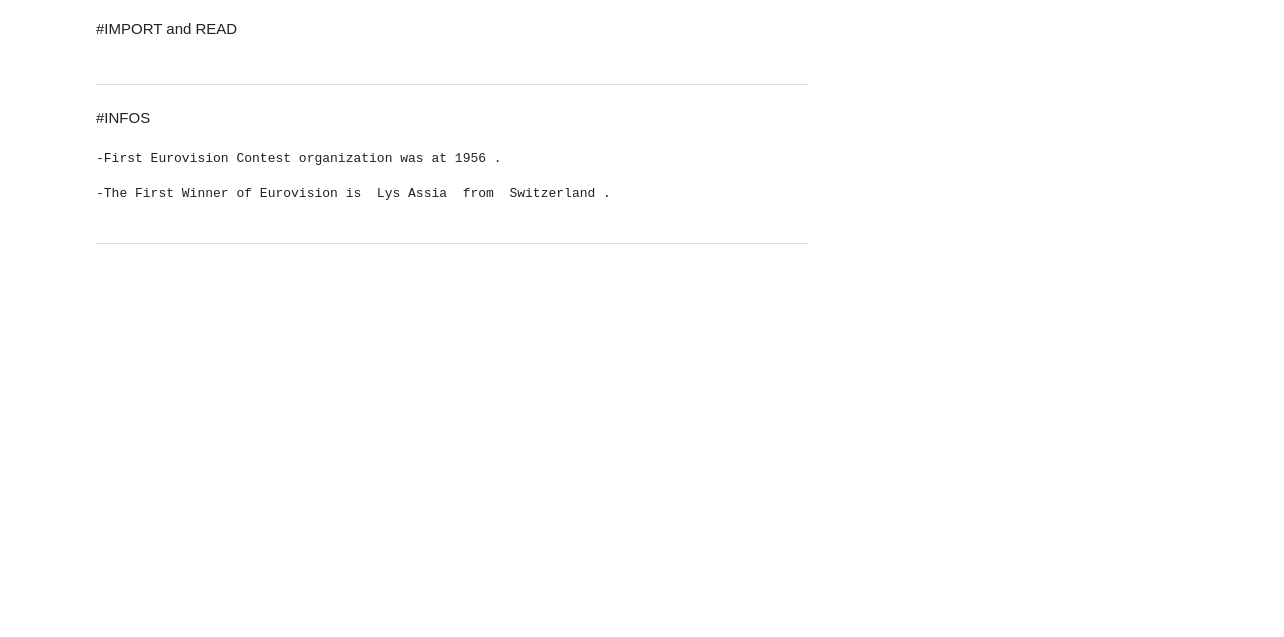
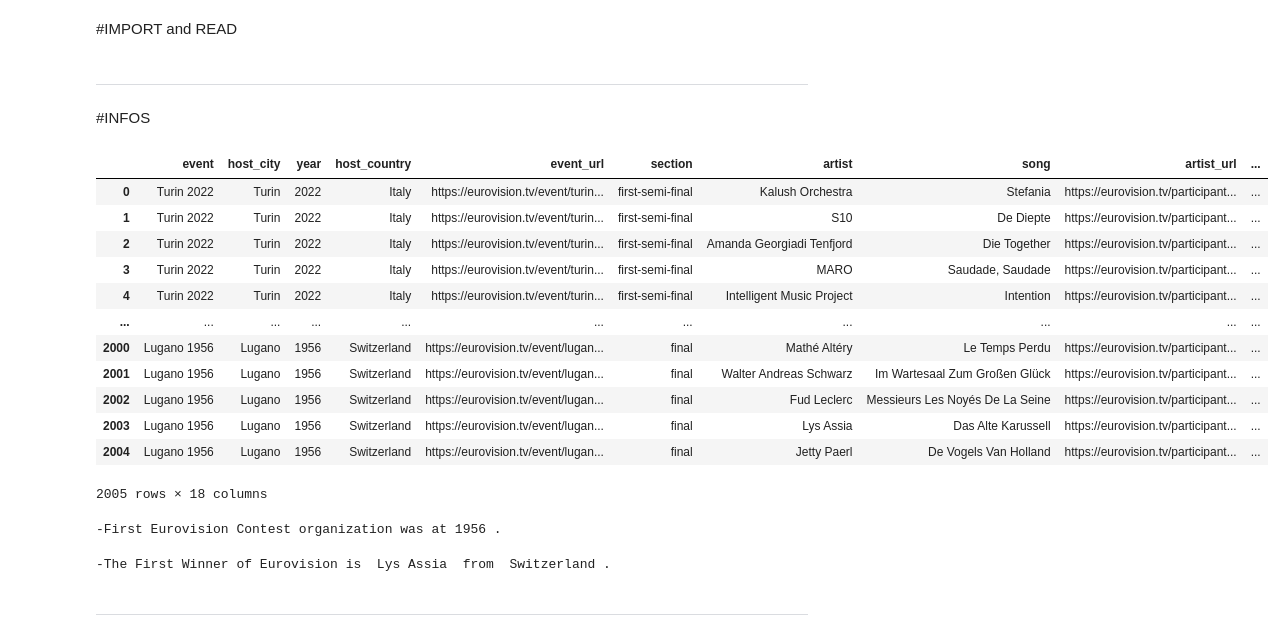
Before and after one commit to sedataskan/eurovision, a Jupyter notebook: eurovision.ipynb, the cells around one changed output. Saved outputs shown, nothing was run; the diff lists cells and outputs as text; code cells hidden in the pictures; blank space fills up the shorter version.

```diff
--- a/eurovision.ipynb
+++ b/eurovision.ipynb
@@ -41,6 +41,22 @@ vote = pd.read_csv('./datasets/voteToFrom.csv')
 -----------
 # %% [markdown]
 #INFOS
+# %%
+eurovision
+# %% [output]
+|  | event | host_city | year | host_country | event_url | section | artist | song | artist_url | ... |
+| 0 | Turin 2022 | Turin | 2022 | Italy | https://eurovision.tv/event/turin... | first-semi-final | Kalush Orchestra | Stefania | https://eurovision.tv/participant... | ... |
+| 1 | Turin 2022 | Turin | 2022 | Italy | https://eurovision.tv/event/turin... | first-semi-final | S10 | De Diepte | https://eurovision.tv/participant... | ... |
+| 2 | Turin 2022 | Turin | 2022 | Italy | https://eurovision.tv/event/turin... | first-semi-final | Amanda Georgiadi Tenfjord | Die Together | https://eurovision.tv/participant... | ... |
+| 3 | Turin 2022 | Turin | 2022 | Italy | https://eurovision.tv/event/turin... | first-semi-final | MARO | Saudade, Saudade | https://eurovision.tv/participant... | ... |
+| 4 | Turin 2022 | Turin | 2022 | Italy | https://eurovision.tv/event/turin... | first-semi-final | Intelligent Music Project | Intention | https://eurovision.tv/participant... | ... |
+| ... | ... | ... | ... | ... | ... | ... | ... | ... | ... | ... |
+| 2000 | Lugano 1956 | Lugano | 1956 | Switzerland | https://eurovision.tv/event/lugan... | final | Mathé Altéry | Le Temps Perdu | https://eurovision.tv/participant... | ... |
+| 2001 | Lugano 1956 | Lugano | 1956 | Switzerland | https://eurovision.tv/event/lugan... | final | Walter Andreas Schwarz | Im Wartesaal Zum Großen Glück | https://eurovision.tv/participant... | ... |
+| 2002 | Lugano 1956 | Lugano | 1956 | Switzerland | https://eurovision.tv/event/lugan... | final | Fud Leclerc | Messieurs Les Noyés De La Seine | https://eurovision.tv/participant... | ... |
+| 2003 | Lugano 1956 | Lugano | 1956 | Switzerland | https://eurovision.tv/event/lugan... | final | Lys Assia | Das Alte Karussell | https://eurovision.tv/participant... | ... |
+| 2004 | Lugano 1956 | Lugano | 1956 | Switzerland | https://eurovision.tv/event/lugan... | final | Jetty Paerl | De Vogels Van Holland | https://eurovision.tv/participant... | ... |
+2005 rows × 18 columns
 # %%
 #First Eurovision
 
```
Also changed, not shown: parts of 7 cells of this notebook, 1 other file.
